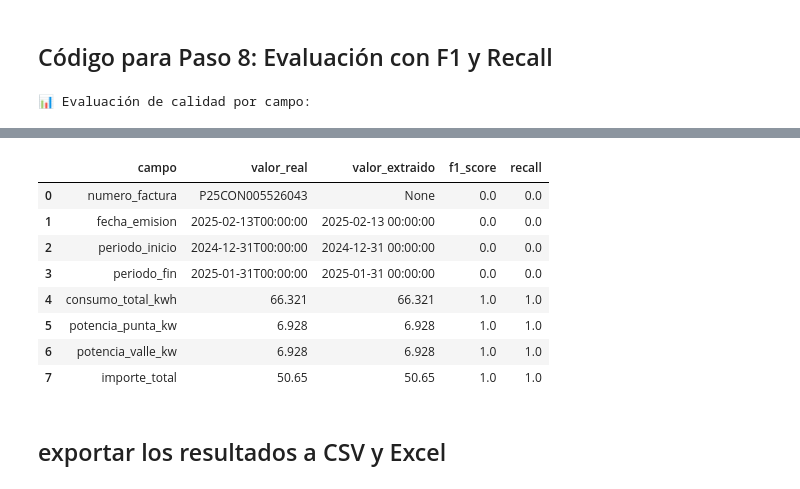
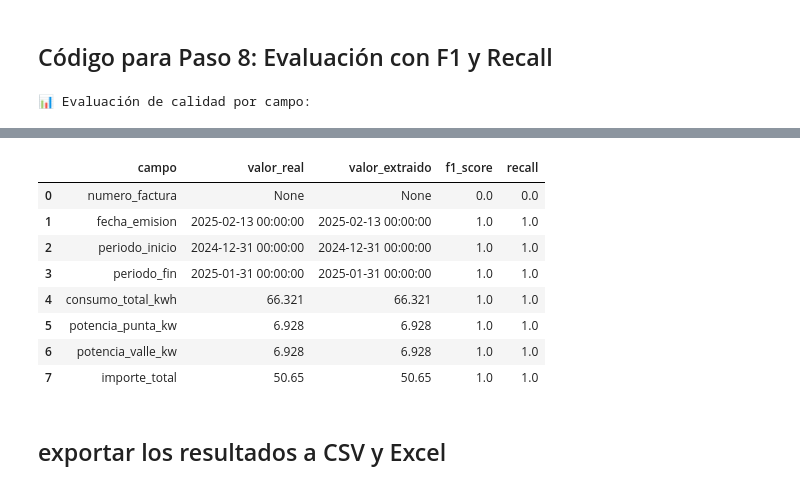
Before and after one commit to DEVjspf/ceu_facturas_tfa, a Jupyter notebook: dev_facturas.ipynb, the cells around one changed output, grey strips where cells are left out. Saved outputs shown, nothing was run; the diff lists cells and outputs as text; code cells hidden in the pictures.

```diff
--- a/dev_facturas.ipynb
+++ b/dev_facturas.ipynb
@@ -253,3 +254,14 @@ print(respuesta)
 # %% [markdown]
 ## Paso 8: Validación de JSON y evaluación con F1/Recall
+# %%
+def extraer_json_simple(texto):
+    try:
+        inicio = texto.index("{")
+        fin = texto.rindex("}") + 1
+        json_texto = texto[inicio:fin]
+        datos = json.loads(json_texto)
+        return datos
+    except (ValueError, json.JSONDecodeError) as e:
+        print(f"❌ Error extrayendo JSON: {e}")
+        return None
 # %%
@@ -381,52 +391,37 @@ factura_validada = limpiar_y_validar_json(respuesta_llm)
 # %%
 from sklearn.metrics import f1_score, recall_score
 import pandas as pd
+from pydantic import parse_obj_as
 
-# ✅ Valores reales conocidos de la factura (puedes adaptarlos a cada documento)
-valores_reales = {
-    "numero_factura": "P25CON005526043",
-    "fecha_emision": "2025-02-13T00:00:00",
-    "periodo_inicio": "2024-12-31T00:00:00",
-    "periodo_fin": "2025-01-31T00:00:00",
-    "consumo_total_kwh": 66.321,
-    "potencia_punta_kw": 6.928,
-    "potencia_valle_kw": 6.928,
-    "importe_total": 50.65
-}
 
-# ✅ Función de evaluación por campo
-def evaluar_factura(extraida, reales):
+# Convertir json_valores_reales a objeto Pydantic para homogeneidad
+#valores_reales_obj = FacturaElectrica(**json_valores_reales)
+valores_reales_obj = factura_validada
+
+def evaluar_factura(extraida: FacturaElectrica, reales: FacturaElectrica):
     resultados = []
 
-    for campo, valor_real in reales.items():
-        try:
-            valor_extraido = getattr(extraida, campo)
+    for campo in reales.__fields__:
+        valor_real = getattr(reales, campo)
+        valor_extraido = getattr(extraida, campo)
 
-            # Evaluación binaria: ¿el valor está presente y es igual?
-            y_true = [1]  # campo está presente en la realidad
-            y_pred = [int(valor_extraido is not None and str(valor_extraido) == str(valor_real))]
+        # Evaluar igualdad estricta (puedes mejorar para floats con tolerancia)
+        y_true = [1]  # siempre presente
+        y_pred = [int(valor_extraido is not None and valor_extraido == valor_real)]
 
-            resultados.append({
-                "campo": campo,
-                "valor_real": valor_real,
-                "valor_extraido": valor_extraido,
-                "f1_score": f1_score(y_true, y_pred, zero_division=1),
-                "recall": recall_score(y_true, y_pred, zero_division=1)
-            })
-        except Exception as e:
-            resultados.append({
-                "campo": campo,
-                "valor_real": valor_real,
-                "valor_extraido": "ERROR",
-                "f1_score": 0,
-                "recall": 0
-            })
+        resultados.append({
+            "campo": campo,
+            "valor_real": valor_real,
+            "valor_extraido": valor_extraido,
+            "f1_score": f1_score(y_true, y_pred, zero_division=1),
+            "recall": recall_score(y_true, y_pred, zero_division=1)
+        })
 
     return pd.DataFrame(resultados)
 
-# ✅ Ejecutar evaluación y mostrar resultados
+# Ejecutar evaluación solo si la validación fue exitosa
 if factura_validada:
-    df_resultados = evaluar_factura(factura_validada, valores_reales)
+    df_resultados = evaluar_factura(factura_validada, valores_reales_obj)
     print("📊 Evaluación de calidad por campo:")
     display(df_resultados)
 else:
@@ -436,8 +433,8 @@ else:
 |  | campo | valor_real | valor_extraido | f1_score | recall |
-| 0 | numero_factura | P25CON005526043 | None | 0.0 | 0.0 |
-| 1 | fecha_emision | 2025-02-13T00:00:00 | 2025-02-13 00:00:00 | 0.0 | 0.0 |
-| 2 | periodo_inicio | 2024-12-31T00:00:00 | 2024-12-31 00:00:00 | 0.0 | 0.0 |
-| 3 | periodo_fin | 2025-01-31T00:00:00 | 2025-01-31 00:00:00 | 0.0 | 0.0 |
+| 0 | numero_factura | None | None | 0.0 | 0.0 |
+| 1 | fecha_emision | 2025-02-13 00:00:00 | 2025-02-13 00:00:00 | 1.0 | 1.0 |
+| 2 | periodo_inicio | 2024-12-31 00:00:00 | 2024-12-31 00:00:00 | 1.0 | 1.0 |
+| 3 | periodo_fin | 2025-01-31 00:00:00 | 2025-01-31 00:00:00 | 1.0 | 1.0 |
 | 4 | consumo_total_kwh | 66.321 | 66.321 | 1.0 | 1.0 |
 | 5 | potencia_punta_kw | 6.928 | 6.928 | 1.0 | 1.0 |
 | 6 | potencia_valle_kw | 6.928 | 6.928 | 1.0 | 1.0 |
```
Also changed, not shown: parts of 8 cells of this notebook.
